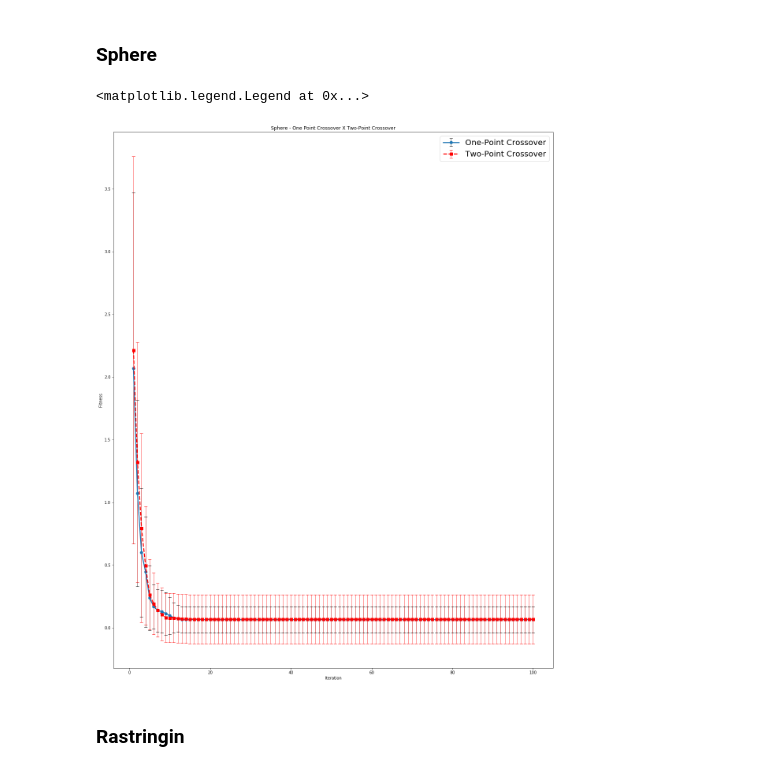
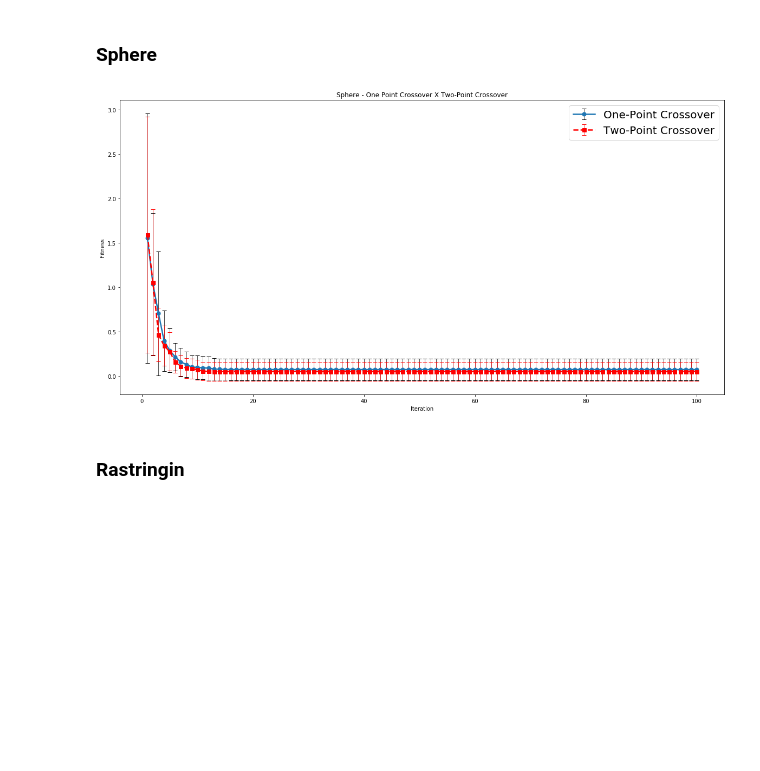
Before and after one commit to anthonyjatoba/bioinspired-optimization, a Jupyter notebook: GA.ipynb, the cells around one changed output. Saved outputs shown, nothing was run; the diff lists cells and outputs as text; code cells hidden in the pictures; blank space fills up the shorter version.

Commit message:
Fixing some graphs and making 2 point cx default

```diff
--- a/GA.ipynb
+++ b/GA.ipynb
@@ -207,8 +207,8 @@ sphere_iter_results_2 = [[] for i in range(num_gen)]
 sphere_iter_mean_2 = []
 sphere_iter_std_2 = []
 
-ga_1 = GA(sphere, bounds, generations=num_gen)
-ga_2 = GA(sphere, bounds, generations=num_gen, cx_strategy='two-point')
+ga_1 = GA(sphere, bounds, generations=num_gen, cx_strategy='one-point')
+ga_2 = GA(sphere, bounds, generations=num_gen)
 
 
 for i in range(num_exec):
@@ -234,16 +234,16 @@ for i in range(len(sphere_iter_results_1)):
     sphere_iter_mean_2.append(np.mean(sphere_iter_results_2[i]))
     sphere_iter_std_2.append(np.std(sphere_iter_results_2[i]))
 # %%
-plt.figure(figsize=(20, 25))
+plt.figure(figsize=(20, 10))
 plt.errorbar(x, np.array(sphere_iter_mean_1), np.array(sphere_iter_std_1), ms=7, lw=2.5, marker="o", capsize=4, ecolor="black", elinewidth=0.7,label="One-Point Crossover")
 plt.errorbar(x, np.array(sphere_iter_mean_2), np.array(sphere_iter_std_2), ms=7,ls="--", lw=2.5, marker="s", capsize=4, ecolor="red",color="r", elinewidth=0.7,label="Two-Point Crossover")
 plt.title('Sphere - One Point Crossover X Two-Point Crossover')
 plt.ylabel("Fitness")
 plt.xlabel("Iteration")
 plt.legend(loc='upper right',prop={'size': 20})
+plt.show()
 # %% [output]
-<matplotlib.legend.Legend at 0x...>
-[figure, old version]
+[figure, new version]
 # %% [markdown]
 ### Rastringin
 # %%
```
Also changed, not shown: parts of 11 cells of this notebook, 1 other file.
